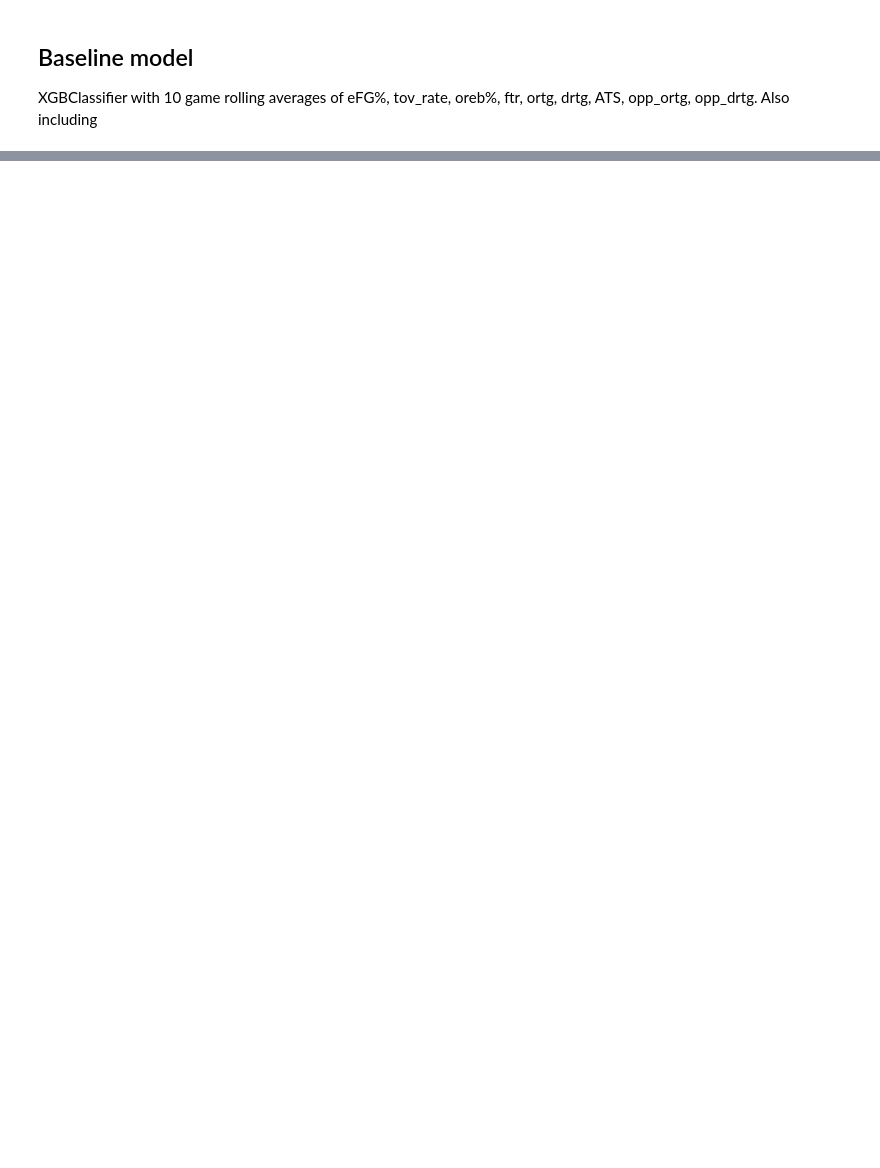
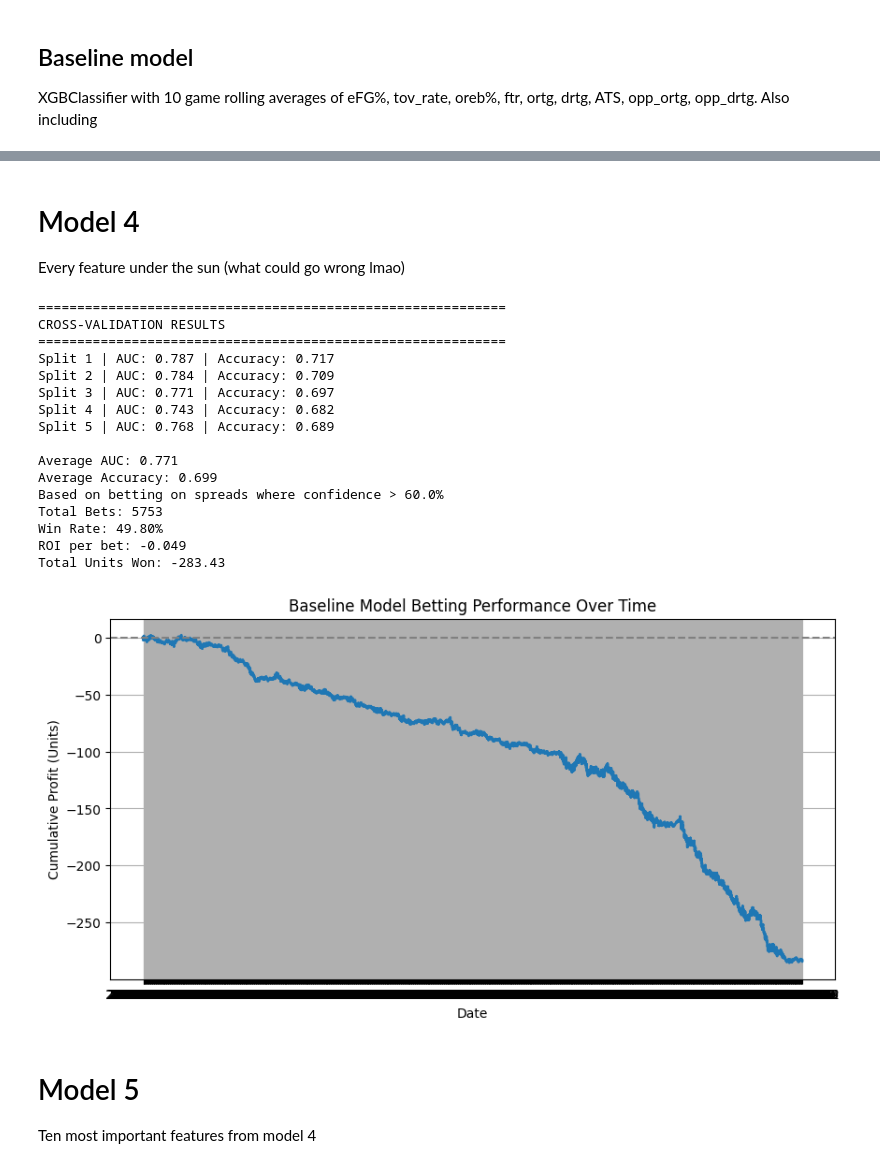
Before and after one commit to alexfruge/beat-the-books, a Jupyter notebook: src/notebooks/03_model_experiment.ipynb, the cells around one changed output, grey strips where cells are left out. Drawn from its saved outputs; the diff is of its cells as text; code cells hidden in the pictures; blank space fills up the shorter version.

```diff
--- a/src/notebooks/03_model_experiment.ipynb
+++ b/src/notebooks/03_model_experiment.ipynb
@@ -219,0 +286,54 @@ plot_importance(model_2)
+# %% [markdown]
+# Model 4
+
+Every feature under the sun (what could go wrong lmao)
+# %%
+features_v4 = [
+    # 'eFG_pct_avg_last_20', 'tov_rate_avg_last_20', 'oreb_pct_avg_last_20', 'ftr_avg_last_20',
+    # 'ortg_avg_last_20', 'drtg_avg_last_20', 'covered_avg_last_20',
+    # 'opp_ortg_avg_last_20', 'opp_drtg_avg_last_20',
+    'eFG_pct_avg_last_10', 'tov_rate_avg_last_10', 'oreb_pct_avg_last_10', 'ftr_avg_last_10',
+    'ortg_avg_last_10', 'drtg_avg_last_10', 'covered_avg_last_10',
+    'opp_ortg_avg_last_10', 'opp_drtg_avg_last_10',
+    'rebound_last_10_diff',
+    'margin_avg_last_10', 'opp_margin_avg_last_10',
+    'home_team',
+    # 'pace_diff', 'rest_diff', #'spread',
+    'pace_last_10', 'opp_pace_last_10',
+    'adj_off_eff', 'adj_def_eff',
+    'wl_last_10',
+    'fatigue_index',
+]
+
+df_4 = pd.read_csv('../../data/processed/engineered.csv')
+df_4 = df_4.sort_values('date')
+# df_2['rest_category_encoded'] = df_2['rest_category'].astype('category')
+
+rets = train_model(features_v4, df_4)
+df_4 = rets[0]
+model_4 = rets[1]
+
+bets_4 = compute_bets(df_4, upper_thresh=UPPER)
+vis_bets(bets_4)
+# %% [output]
+============================================================
+CROSS-VALIDATION RESULTS
+============================================================
+Split 1 | AUC: 0.787 | Accuracy: 0.717
+Split 2 | AUC: 0.784 | Accuracy: 0.709
+Split 3 | AUC: 0.771 | Accuracy: 0.697
+Split 4 | AUC: 0.743 | Accuracy: 0.682
+Split 5 | AUC: 0.768 | Accuracy: 0.689
+
+Average AUC: 0.771
+Average Accuracy: 0.699
+Based on betting on spreads where confidence > 60.0%
+Total Bets: 5753
+Win Rate: 49.80%
+ROI per bet: -0.049
+Total Units Won: -283.43
+[figure, added]
+# %% [markdown]
+# Model 5
+
+Ten most important features from model 4
```
Also changed, not shown: parts of 15 cells of this notebook, 2 other files.
